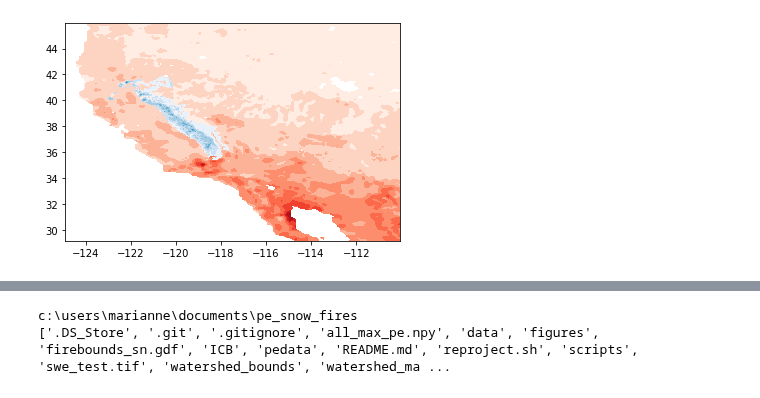
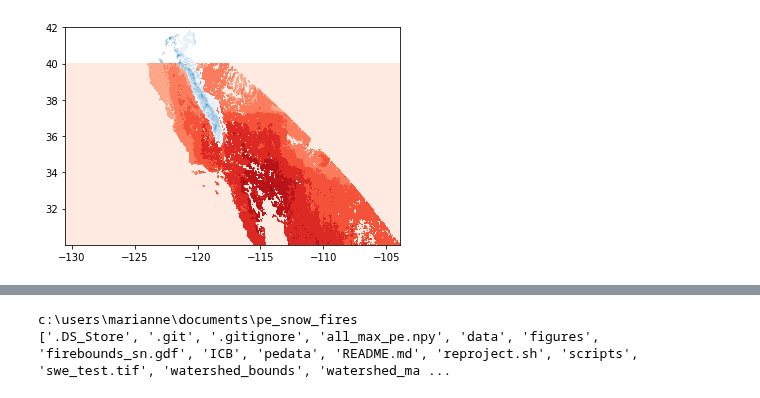
Before and after one commit to mariannecowherd/pe_snow_fires, a Jupyter notebook: scripts/pe_modis.ipynb, the cells around one changed output, grey strips where cells are left out. Saved outputs shown, nothing was run; the diff lists cells and outputs as text; code cells hidden in the pictures.

```diff
--- a/scripts/pe_modis.ipynb
+++ b/scripts/pe_modis.ipynb
@@ -78,37 +184,38 @@ NameError: name 'pe_clip' is not defined
 import h5py
 from shapely.geometry import Point
 os.chdir('/users/marianne/documents/data/reanalysis/')
 dailyswe = np.load('daily_swe_avg.npy', allow_pickle=True)
 maxday = np.load('max_day.npy', allow_pickle=True)
 maxswe = np.load('max_swe.npy', allow_pickle=True)
 
 os.chdir('/users/marianne/documents/data/reanalysis/h5/')
 for yr in range(1985 , 1986):
     hf = h5py.File('SN_SWE_WY'+ str(yr) + '.h5', 'r')
     swe = hf.get('SWE')
     day = maxday[yr-1985]
     swe_tmp = swe[day,:,:].astype('float')
     swe_tmp[swe_tmp<0]=np.nan
 
 os.chdir('/users/marianne/documents/pe_snow_fires/')
-files = os.listdir('pedata')
-f = os.path.join(os.getcwd(),'pedata',files[1])
-pe = rxr.open_rasterio(f,decode_times=False)
+#files = os.listdir('pedata')
+#f = os.path.join(os.getcwd(),'pedata',files[1])
+#pe = rxr.open_rasterio(f,decode_times=False)
+pe = rxr.open_rasterio('test.tif')
 
 
-lon = [i[0] for i in hf.get('lon').value]
-lat = [i for i in hf.get('lat').value[0]]
+lon = [i[0] for i in hf.get('lon')[:]]
+lat = [i for i in hf.get('lat')[:][0]]
 geometry = [Point(xy) for xy in zip(lon,lat)]
 
 x_, y_ = np.meshgrid(lat, lon)
 z_grid = np.array(swe_tmp)# .reshape(len(lat),len(lon))
 
 x,y = np.meshgrid(pe['x'],pe['y'])
 z = pe.values[0,:,:]
-z[z<0]=np.nan
+z[z>32700]=0
 fig,ax=plt.subplots()
 ax.contourf(x,y,z,cmap='Reds')
 ax.contourf(y_,x_,z_grid,cmap='Blues')
 plt.show()
 # %% [output]
-[figure, old version]
+[figure, new version]
```
Also changed, not shown: parts of 29 cells of this notebook.
